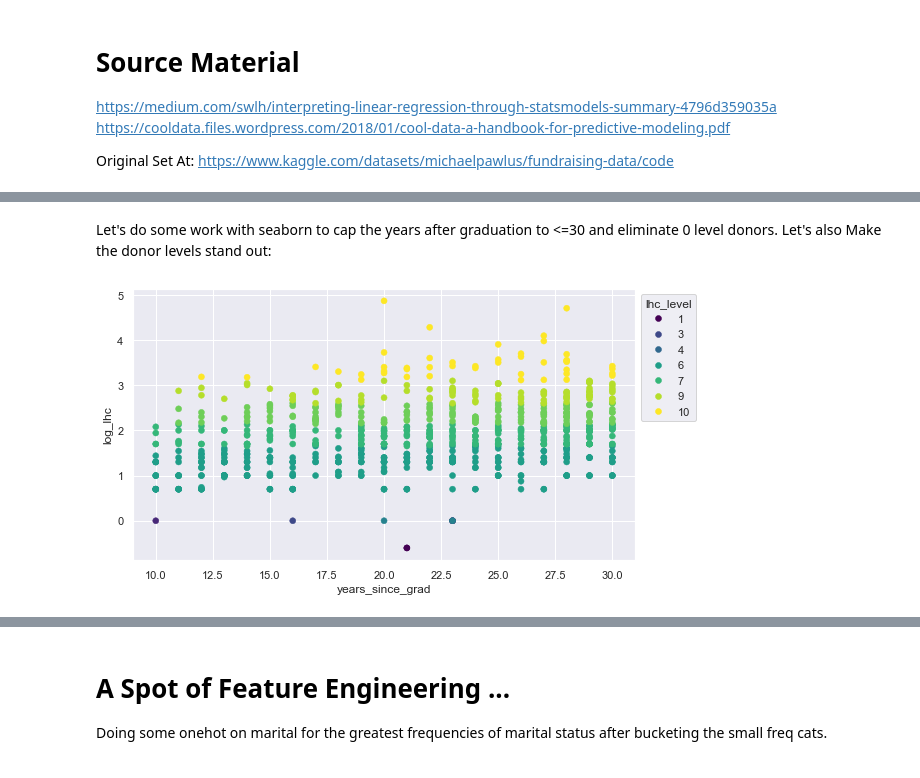
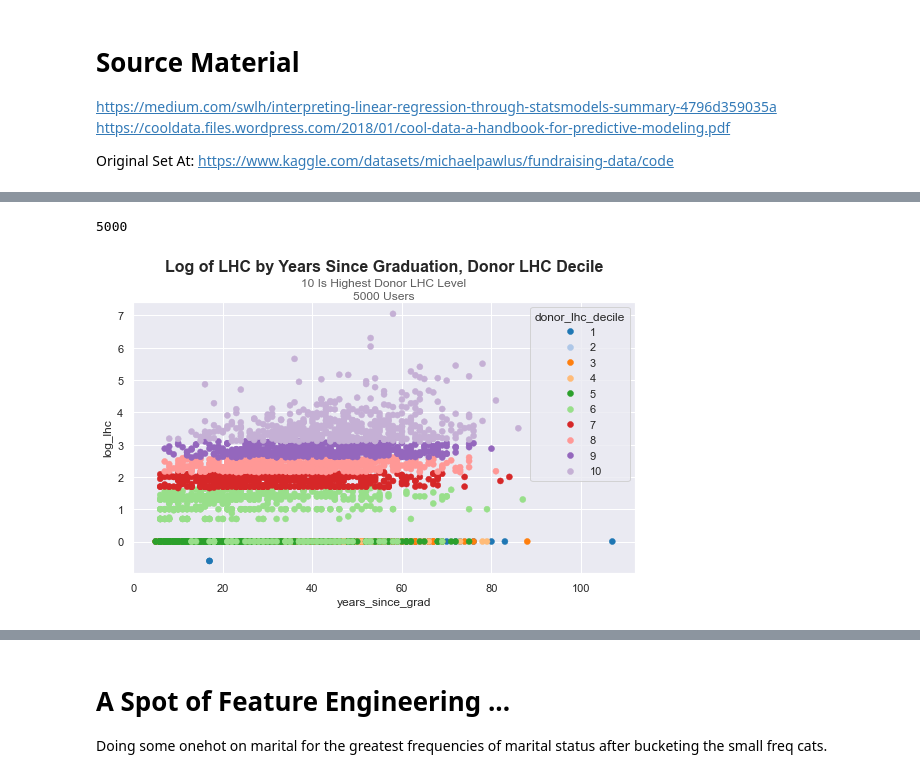
Before and after one commit to mgoold/ds_work, a Jupyter notebook: data_science_assets/donor_data_mining/donor_data.ipynb, the cells around one changed output, grey strips where cells are left out. Cells and saved outputs as stored; diff of their text form; code cells hidden in the pictures.

Commit message:
updating donor data content

```diff
--- a/data_science_assets/donor_data_mining/donor_data.ipynb
+++ b/data_science_assets/donor_data_mining/donor_data.ipynb
@@ -81,15 +167,16 @@ plt.show()
-# %% [markdown]
-Let's do some work with seaborn to cap the years after graduation to <=30 and eliminate 0 level donors.  Let's also Make the donor levels stand out:
 # %%
 # n.b. :
 # https://stackoverflow.com/questions/31594549/how-to-change-the-figure-size-of-a-seaborn-axes-or-figure-level-plot
 # https://seaborn.pydata.org/generated/seaborn.move_legend.html
 # https://stackoverflow.com/questions/26139423/plot-different-color-for-different-categorical-levels
 
-df2=df.loc[(df['years_since_grad']<=30) & (df['lhc_clean']>0)]
+sns.set(rc={'figure.figsize':(9,5)})
+ax=sns.scatterplot(x='years_since_grad', y='log_lhc', data=df, hue='donor_lhc_decile', ec=None, palette="tab20")
+ax.text(x=0.5, y=1.1, s='Log of LHC by Years Since Graduation, Donor LHC Decile', fontsize=16, weight='bold', ha='center', va='bottom', transform=ax.transAxes)
+ax.text(x=0.5, y=1.05, s='10 Is Highest Donor LHC Level', fontsize=12, alpha=0.75, ha='center', va='bottom', transform=ax.transAxes)
+ax.text(x=0.5, y=1, s='5000 Users', fontsize=12, alpha=0.75, ha='center', va='bottom', transform=ax.transAxes)
 
-sns.set(rc={'figure.figsize':(9,5)})
-ax=sns.scatterplot(x='years_since_grad', y='log_lhc', data=df2, hue='lhc_level', ec=None, palette="viridis")
-sns.move_legend(ax, "upper left", bbox_to_anchor=(1, 1))
+df.shape[0]
 # %% [output]
+5000
-[figure, old version]
+[figure, new version]
```
Also changed, not shown: parts of 26 cells of this notebook, 5 other files.
